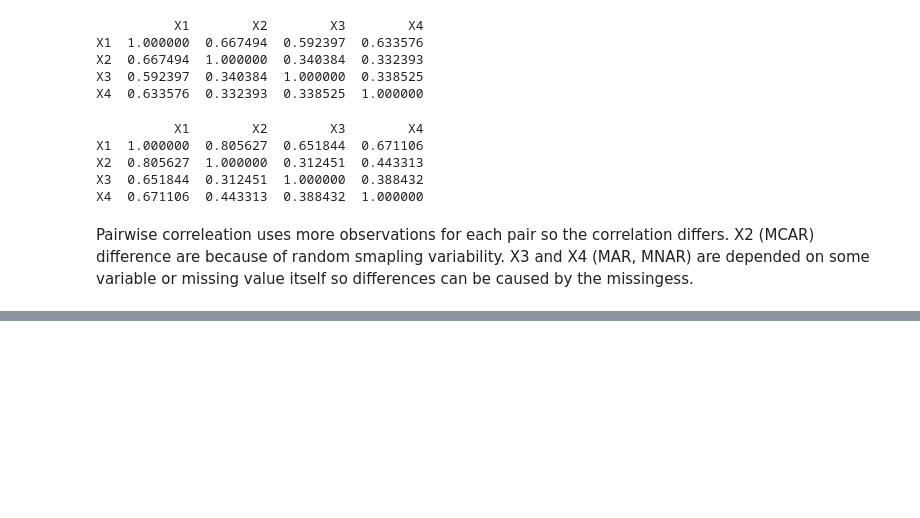
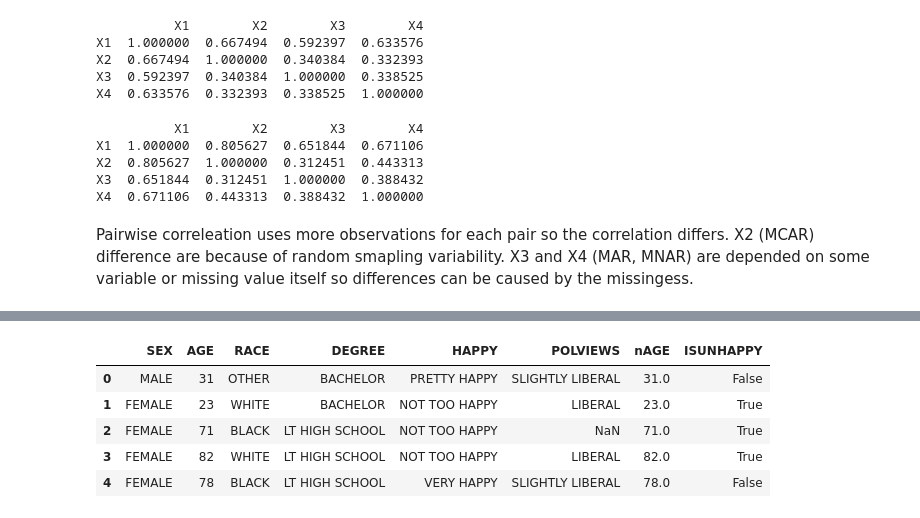
Before and after one commit to rigozu9/Statistics-for-data-science, a Jupyter notebook: set6/set6.ipynb, the cells around one changed output, grey strips where cells are left out. Saved outputs shown, nothing was run; the diff lists cells and outputs as text; code cells hidden in the pictures; blank space fills up the shorter version.

```diff
--- a/set6/set6.ipynb
+++ b/set6/set6.ipynb
@@ -151,3 +153,14 @@ Covariance Type:            nonrobust
 
 Notes:
 [1] Standard Errors assume that the covariance matrix of the errors is correctly specified.
+# %%
+# Ex 4
+gss_data = pd.read_csv("gss2010.txt", sep="\t")
+gss_data.head()
+# %% [output]
+|  | SEX | AGE | RACE | DEGREE | HAPPY | POLVIEWS | nAGE | ISUNHAPPY |
+| 0 | MALE | 31 | OTHER | BACHELOR | PRETTY HAPPY | SLIGHTLY LIBERAL | 31.0 | False |
+| 1 | FEMALE | 23 | WHITE | BACHELOR | NOT TOO HAPPY | LIBERAL | 23.0 | True |
+| 2 | FEMALE | 71 | BLACK | LT HIGH SCHOOL | NOT TOO HAPPY | NaN | 71.0 | True |
+| 3 | FEMALE | 82 | WHITE | LT HIGH SCHOOL | NOT TOO HAPPY | LIBERAL | 82.0 | True |
+| 4 | FEMALE | 78 | BLACK | LT HIGH SCHOOL | VERY HAPPY | SLIGHTLY LIBERAL | 78.0 | False |
```
Also changed, not shown: parts of 10 cells of this notebook, 1 other file.
